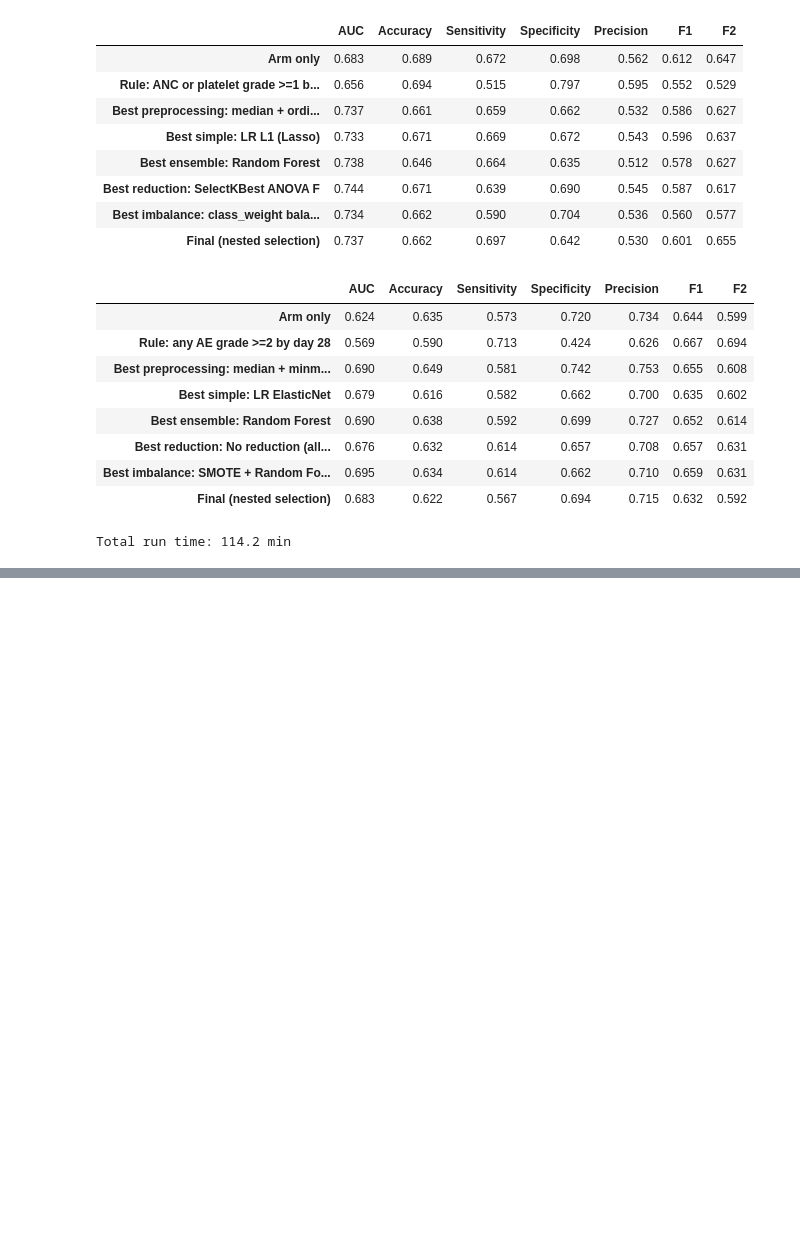
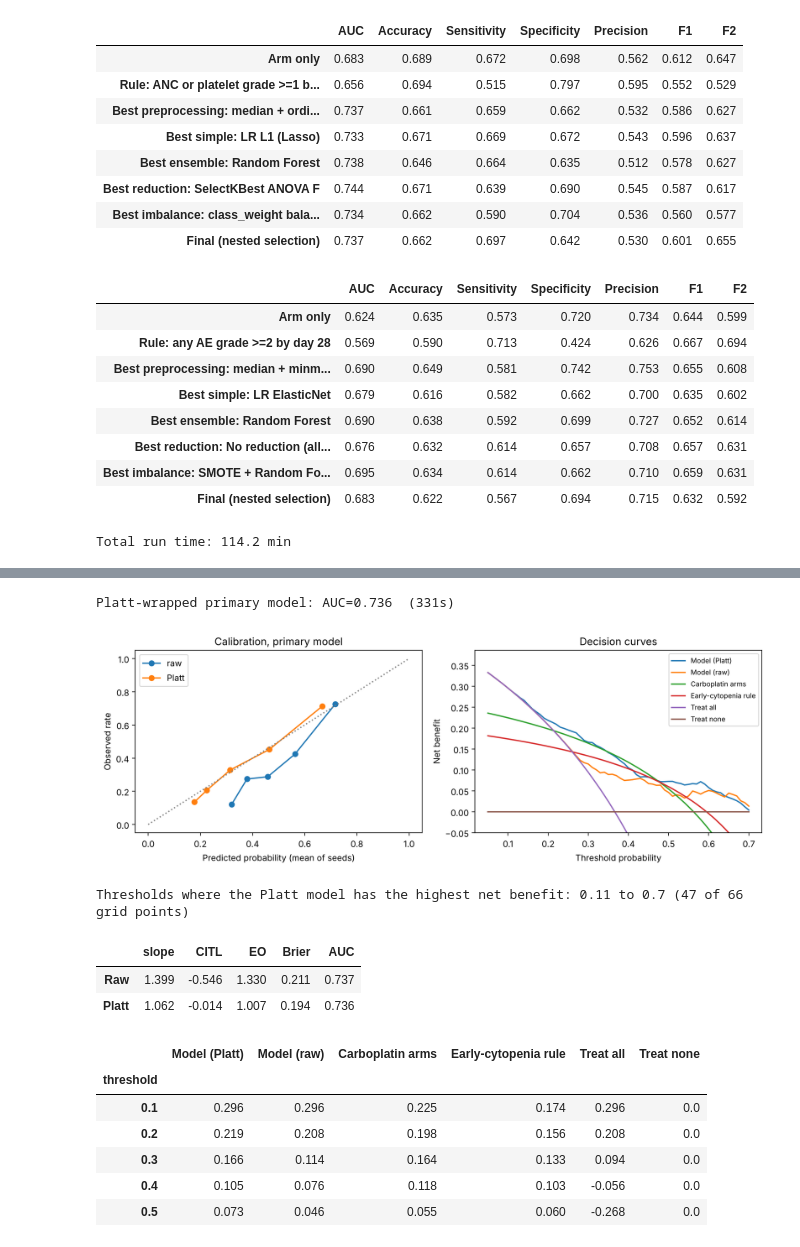
Before and after one commit to sama6064/Hematologic_Toxicity, a Jupyter notebook: RAQEEB_Toxicity_Landmark.ipynb, the cells around one changed output, grey strips where cells are left out. Saved outputs shown, nothing was run; the diff lists cells and outputs as text; code cells hidden in the pictures; blank space fills up the shorter version.

Commit message:
Add revision analyses (Sections 22-27): outcome window, RQ2 tests, sample size, calibration and decision curves, RQ6 three-seed intervals

```diff
--- a/RAQEEB_Toxicity_Landmark.ipynb
+++ b/RAQEEB_Toxicity_Landmark.ipynb
@@ -1149,0 +1327,60 @@ Total run time: 114.2 min
+# %%
+def citl(y_, p_):
+    lp = np.log(np.clip(p_, 1e-6, 1 - 1e-6) / (1 - np.clip(p_, 1e-6, 1 - 1e-6)))
+    return brentq(lambda a: np.sum(y_ - 1 / (1 + np.exp(-(lp + a)))), -10, 10)
+
+plat_grid = [{"estimator__" + k: v for k, v in g.items()} for g in cand_grid]
+t = time.time()
+plat_s, P_plat = oof(CalibratedClassifierCV(clone(final_pipe), cv=4, method="sigmoid"), plat_grid, Xh, yh)
+print(f"Platt-wrapped primary model: AUC={plat_s.AUC:.3f}  ({time.time()-t:.0f}s)")
+
+cal_rows = []
+for lab, P in [("Raw", P_final), ("Platt", P_plat)]:
+    per = [dict(slope=cal_slope(yh, p), CITL=citl(yh, p), EO=p.mean() / yh.mean(), Brier=brier_score_loss(yh, p), AUC=roc_auc_score(yh, p)) for p in P]
+    m = pd.DataFrame(per).mean(); m.name = lab; cal_rows.append(m)
+res_cal_final = pd.DataFrame(cal_rows).round(3)
+res_cal_final.to_csv(f"{RV}/calibration_primary.csv")
+
+fig, ax = plt.subplots(1, 2, figsize=(11, 4))
+for lab, P in [("raw", P_final), ("Platt", P_plat)]:
+    p_ = P.mean(0); g = pd.DataFrame({"p": p_, "y": yh}).groupby(pd.qcut(p_, 5, duplicates="drop"), observed=True).mean()
+    ax[0].plot(g.p, g.y, "o-", label=lab)
+ax[0].plot([0, 1], [0, 1], ":", c="gray"); ax[0].set_xlabel("Predicted probability (mean of seeds)"); ax[0].set_ylabel("Observed rate"); ax[0].legend(); ax[0].set_title("Calibration, primary model")
+
+def net_benefit(y_, flag, t_):
+    n_ = len(y_); tp = np.sum(flag & (y_ == 1)); fp = np.sum(flag & (y_ == 0))
+    return tp / n_ - fp / n_ * t_ / (1 - t_)
+rule = ((dh.e_max_neutropenia_h >= 1) | (dh.e_max_thrombocytopenia_h >= 1)).values
+carbo = dh.carbo.values.astype(bool)
+ths = np.round(np.arange(0.05, 0.71, 0.01), 2)
+dca = pd.DataFrame({
+    "Model (Platt)": [np.mean([net_benefit(yh, p >= t_, t_) for p in P_plat]) for t_ in ths],
+    "Model (raw)":   [np.mean([net_benefit(yh, p >= t_, t_) for p in P_final]) for t_ in ths],
+    "Carboplatin arms": [net_benefit(yh, carbo, t_) for t_ in ths],
+    "Early-cytopenia rule": [net_benefit(yh, rule, t_) for t_ in ths],
+    "Treat all": [net_benefit(yh, np.ones(len(yh), bool), t_) for t_ in ths],
+    "Treat none": 0.0}, index=pd.Index(ths, name="threshold"))
+for c_ in dca.columns: ax[1].plot(dca.index, dca[c_], label=c_)
+ax[1].set_ylim(-0.05, yh.mean() + 0.02); ax[1].set_xlabel("Threshold probability"); ax[1].set_ylabel("Net benefit"); ax[1].legend(fontsize=8); ax[1].set_title("Decision curves")
+plt.tight_layout(); plt.savefig(f"{RV}/calibration_dca.png", dpi=200); plt.show()
+dca.to_csv(f"{RV}/dca.csv")
+others = dca[["Carboplatin arms", "Early-cytopenia rule", "Treat all", "Treat none"]].max(axis=1)
+better = dca.index[(dca["Model (Platt)"] > others + 1e-9).values]
+print("Thresholds where the Platt model has the highest net benefit:", better.min() if len(better) else None, "to", better.max() if len(better) else None,
+      f"({len(better)} of {len(ths)} grid points)")
+display(res_cal_final)
+dca.loc[[0.1, 0.2, 0.3, 0.4, 0.5]].round(3)
+# %% [output]
+Platt-wrapped primary model: AUC=0.736  (331s)
+[figure, added]
+Thresholds where the Platt model has the highest net benefit: 0.11 to 0.7 (47 of 66 grid points)
+|  | slope | CITL | EO | Brier | AUC |
+| Raw | 1.399 | -0.546 | 1.330 | 0.211 | 0.737 |
+| Platt | 1.062 | -0.014 | 1.007 | 0.194 | 0.736 |
+|  | Model (Platt) | Model (raw) | Carboplatin arms | Early-cytopenia rule | Treat all | Treat none |
+| threshold |  |  |  |  |  |  |
+| 0.1 | 0.296 | 0.296 | 0.225 | 0.174 | 0.296 | 0.0 |
+| 0.2 | 0.219 | 0.208 | 0.198 | 0.156 | 0.208 | 0.0 |
+| 0.3 | 0.166 | 0.114 | 0.164 | 0.133 | 0.094 | 0.0 |
+| 0.4 | 0.105 | 0.076 | 0.118 | 0.103 | -0.056 | 0.0 |
+| 0.5 | 0.073 | 0.046 | 0.055 | 0.060 | -0.268 | 0.0 |
```
Also changed, not shown: parts of 11 cells of this notebook, 8 other files.
